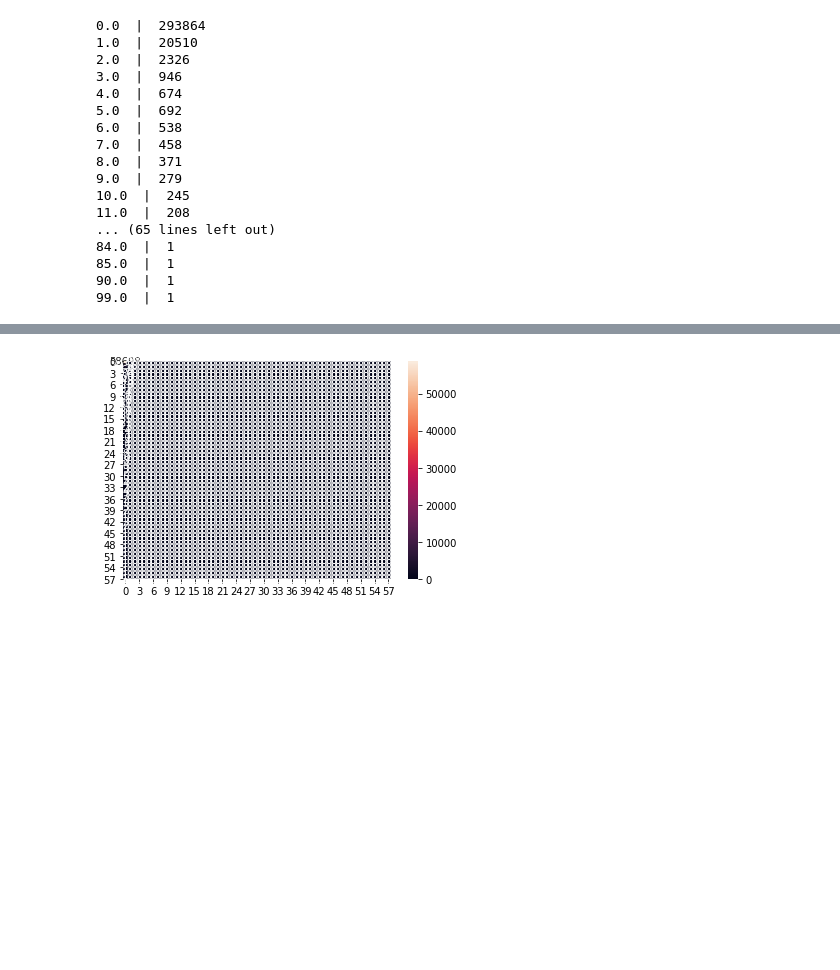
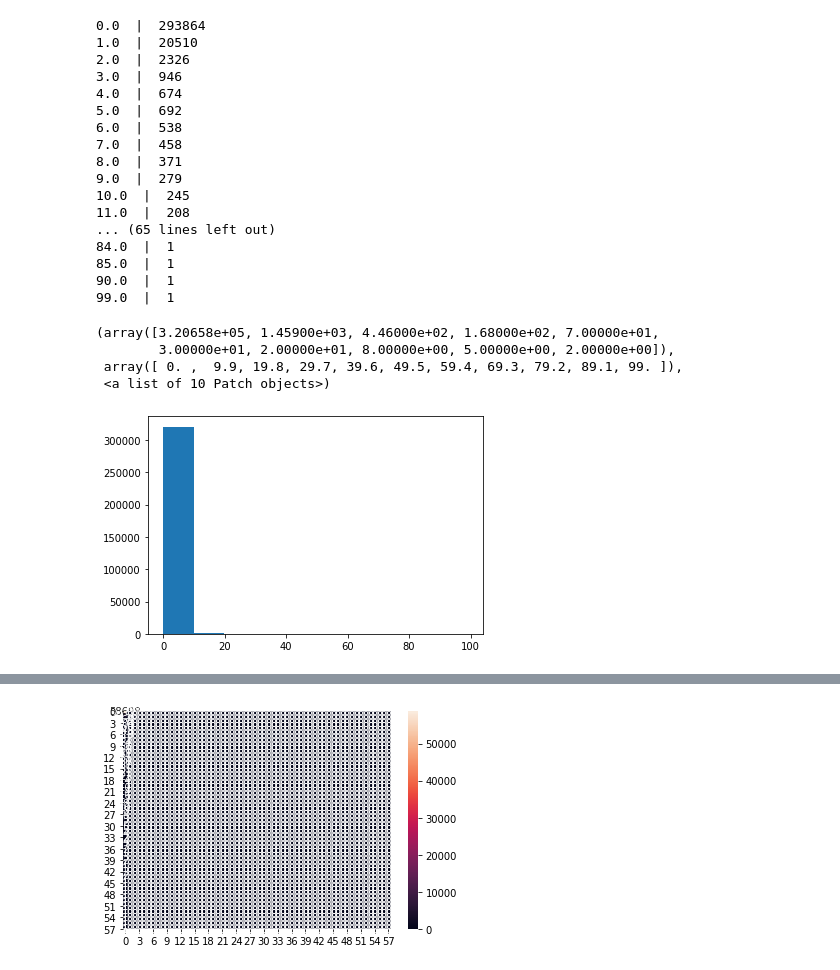
Before and after one commit to Machine-Learning-for-Finance/Machine-Learning-Algorithms, a Jupyter notebook: 04-Initial_Model.ipynb, the cells around one changed output, grey strips where cells are left out. Saved outputs shown, nothing was run; the diff lists cells and outputs as text; code cells hidden in the pictures; blank space fills up the shorter version.

```diff
--- a/04-Initial_Model.ipynb
+++ b/04-Initial_Model.ipynb
@@ -409,3 +448,11 @@ for v, c in zip(V, C):
 85.0  |  1
 90.0  |  1
 99.0  |  1
+# %%
+plt.hist(y)
+# %% [output]
+(array([3.20658e+05, 1.45900e+03, 4.46000e+02, 1.68000e+02, 7.00000e+01,
+        3.00000e+01, 2.00000e+01, 8.00000e+00, 5.00000e+00, 2.00000e+00]),
+ array([ 0. ,  9.9, 19.8, 29.7, 39.6, 49.5, 59.4, 69.3, 79.2, 89.1, 99. ]),
+ <a list of 10 Patch objects>)
+[figure, added]
```
Also changed, not shown: parts of 17 cells of this notebook, 1 other file.
